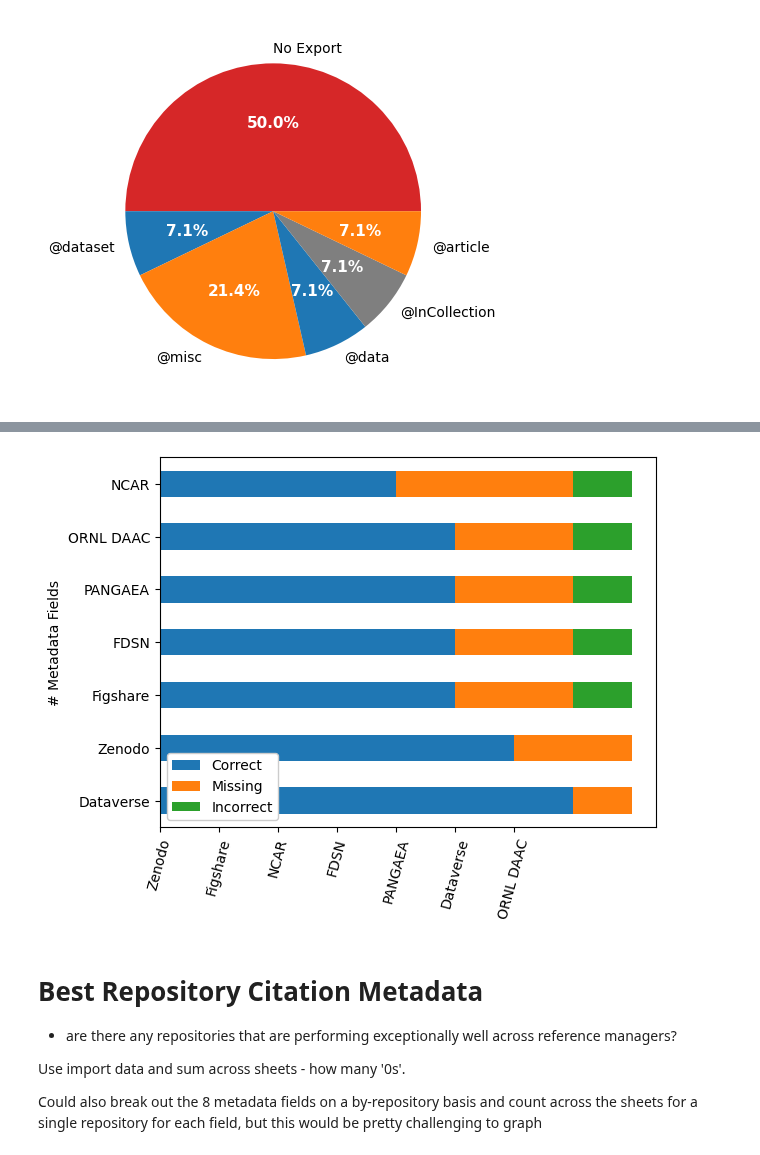
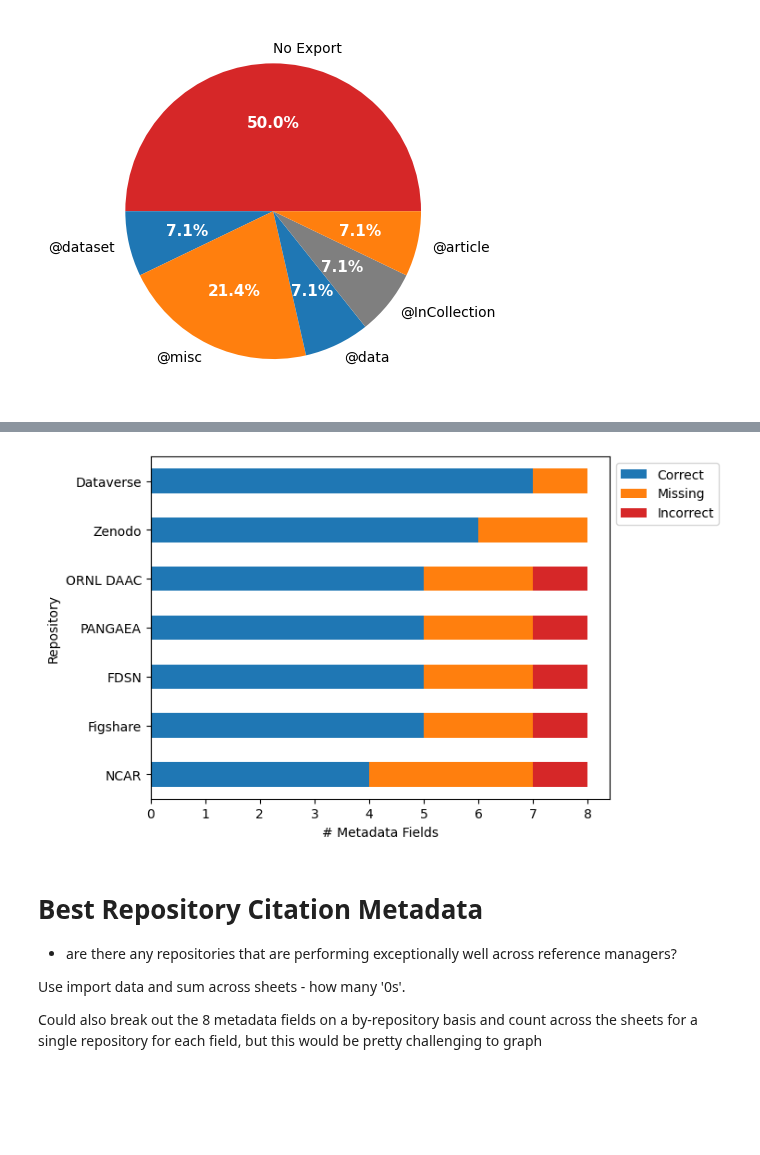
Before and after one commit to kvrouwenvelder/reference-manager-analysis, a Jupyter notebook: reference-manager-citations-ESIP.ipynb, the cells around one changed output, grey strips where cells are left out. Cells and saved outputs as stored; diff of their text form; code cells hidden in the pictures; blank space fills up the shorter version.

```diff
--- a/reference-manager-citations-ESIP.ipynb
+++ b/reference-manager-citations-ESIP.ipynb
@@ -389,17 +368,22 @@ plt.show()
-# %%
-# Horizontal version
-
-# Count the correct , incorrect, missing fields - Import Only
-count_fields(bibtex, im_cols,'im')
-
-# Filter by only repos offering bibtex export, sort, Graph
-ax2 = bibtex.loc[bibtex['export-exists']==0.0].sort_values(by=['count_correct_im'],ascending = False).plot.barh(x = 'Repository', y = ['count_correct_im','count_missing_im','count_incorrect_im'], stacked = True, label = ['Correct', 'Missing','Incorrect'])
-plt.ylabel('# Metadata Fields')
-ax2.legend(loc = 'lower left',framealpha=1)
-ax2.set_xticks(np.arange(7), labels = bibtex['Repository'].loc[bibtex['export-exists']==0],rotation=75)
-plt.show()
-# %% [output]
-[figure, removed]
+# %%
+# Horizontal version
+
+# Sort fields (filter by only repos offering bibtex export and sort by # correct)
+bibtex_sort2 = bibtex.loc[bibtex['export-exists']==0.0].sort_values(by=['count_correct_im'],ascending = True)
+
+# Graph
+ax2 = bibtex_sort2.plot.barh(x = 'Repository', y = ['count_correct_im','count_missing_im','count_incorrect_im'],
+                           stacked = True,
+                           label = ['Correct', 'Missing','Incorrect'],
+                          color = ['tab:blue','tab:orange','tab:red'])
+plt.xlabel('# Metadata Fields')
+
+# Get x labels
+ax2.legend(bbox_to_anchor = (1., 1))
+
+plt.show()
+# %% [output]
+[figure, added]
 # %% [markdown]
 # Best Repository Citation Metadata
 
```
Also changed, not shown: parts of 4 cells of this notebook.
